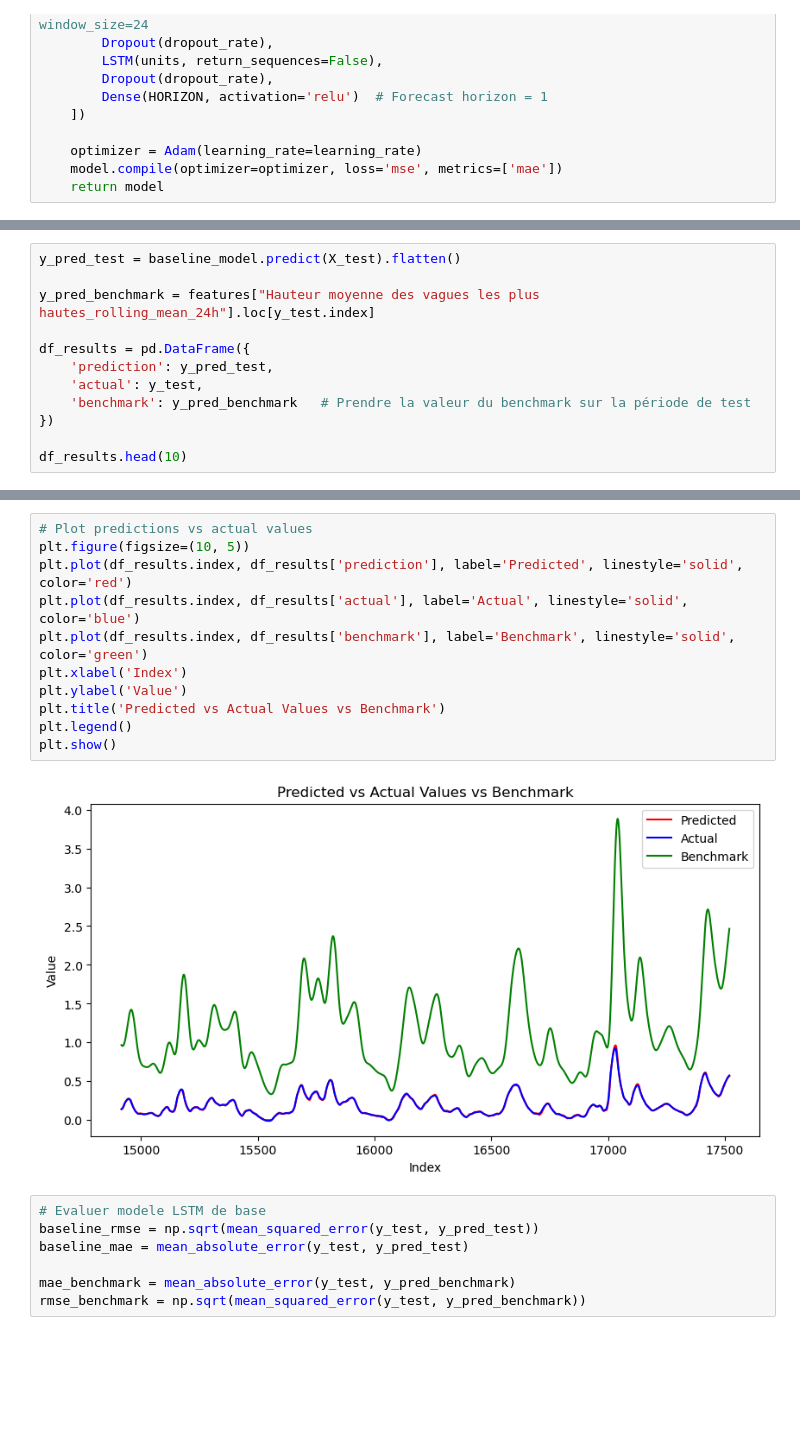
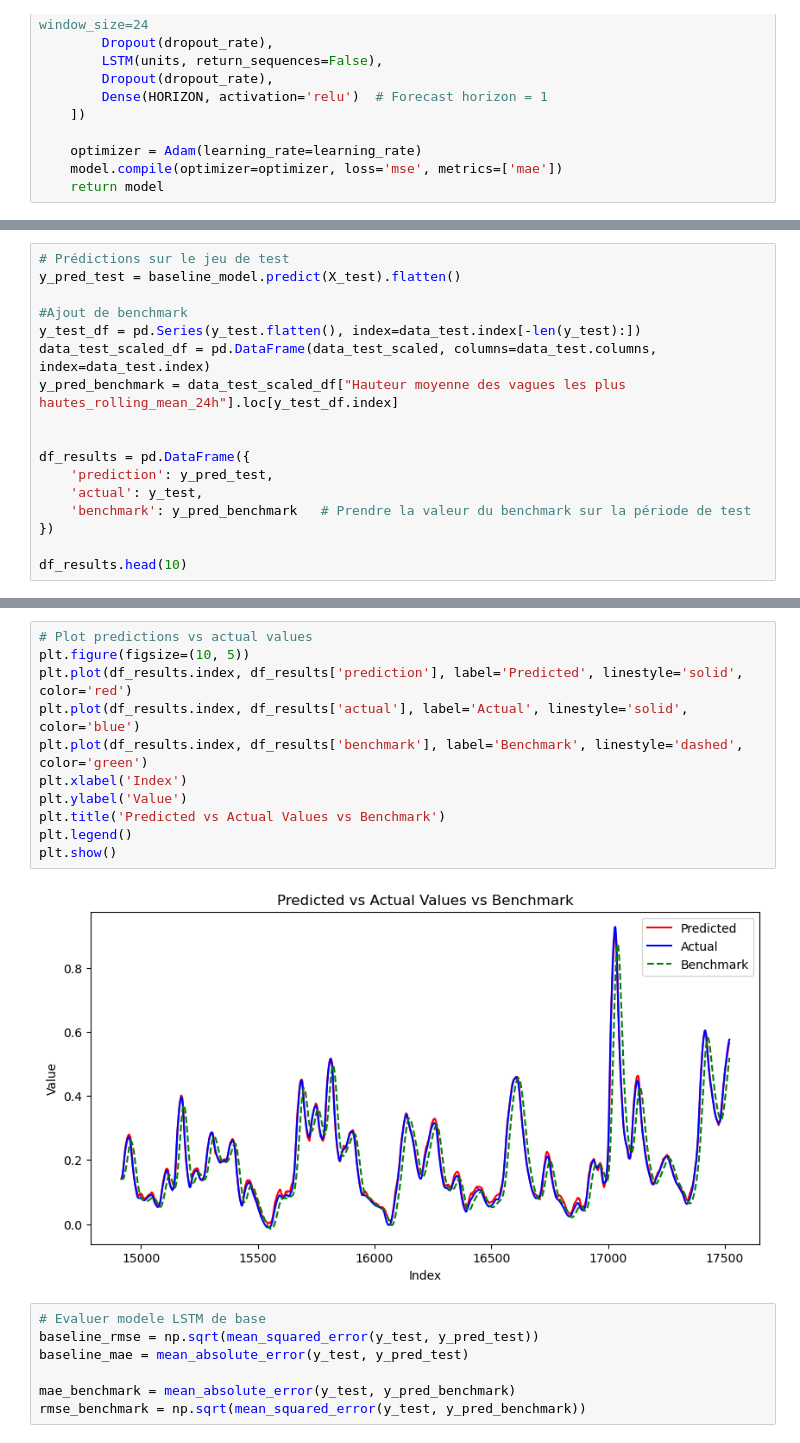
Before and after one commit to vonguyenthaonhi/SERIE-TEMPORELLE-MOSEF, a Jupyter notebook: LSTM.ipynb, the cells around one changed output, grey strips where cells are left out. Drawn from its saved outputs; the diff is of its cells as text; blank space fills up the shorter version.

Commit message:
ajout graph benchmark

```diff
--- a/LSTM.ipynb
+++ b/LSTM.ipynb
@@ -211,7 +211,12 @@ plt.show()
 # %%
+# Prédictions sur le jeu de test
 y_pred_test = baseline_model.predict(X_test).flatten()
 
-y_pred_benchmark = features["Hauteur moyenne des vagues les plus hautes_rolling_mean_24h"].loc[y_test.index]
+#Ajout de benchmark
+y_test_df = pd.Series(y_test.flatten(), index=data_test.index[-len(y_test):])
+data_test_scaled_df = pd.DataFrame(data_test_scaled, columns=data_test.columns, index=data_test.index)
+y_pred_benchmark = data_test_scaled_df["Hauteur moyenne des vagues les plus hautes_rolling_mean_24h"].loc[y_test_df.index]
+
 
 df_results = pd.DataFrame({
     'prediction': y_pred_test,
@@ -236,16 +241,16 @@ df_results.head(10)
 # %%
 # Plot predictions vs actual values
 plt.figure(figsize=(10, 5))
 plt.plot(df_results.index, df_results['prediction'], label='Predicted', linestyle='solid', color='red')
 plt.plot(df_results.index, df_results['actual'], label='Actual', linestyle='solid', color='blue')
-plt.plot(df_results.index, df_results['benchmark'], label='Benchmark', linestyle='solid', color='green')
+plt.plot(df_results.index, df_results['benchmark'], label='Benchmark', linestyle='dashed', color='green')
 plt.xlabel('Index')
 plt.ylabel('Value')
 plt.title('Predicted vs Actual Values vs Benchmark')
 plt.legend()
 plt.show()
 # %% [output]
-[figure, old version]
+[figure, new version]
 # %%
 # Evaluer modele LSTM de base
 baseline_rmse = np.sqrt(mean_squared_error(y_test, y_pred_test))
```
Also changed, not shown: parts of 3 cells of this notebook.
